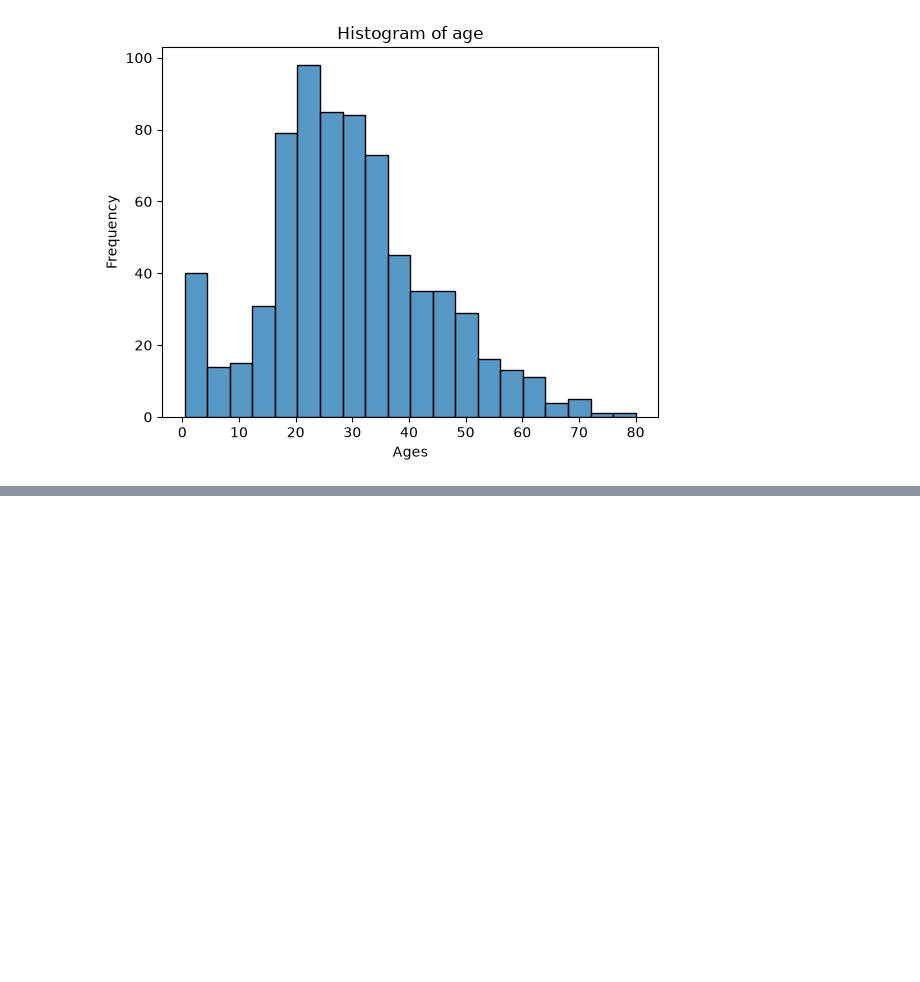
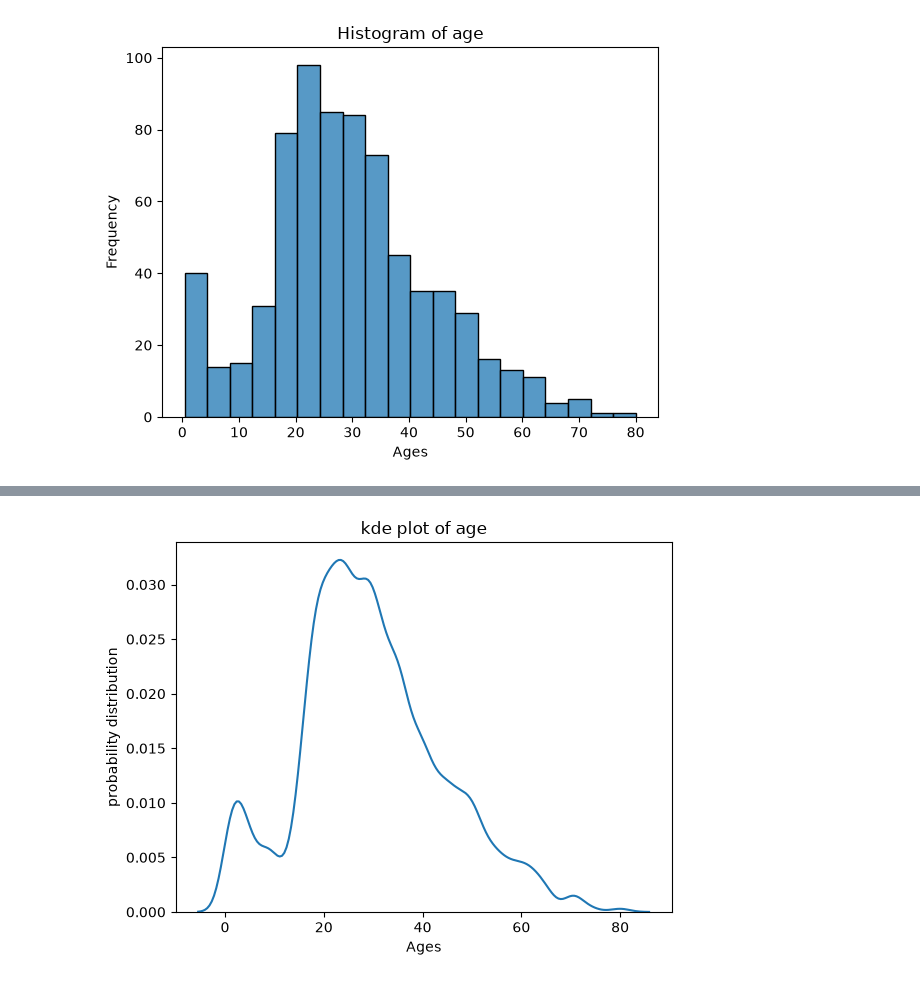
Before and after one commit to AkasDatta/EDA-Exploratory-Data-Analysis-, a Jupyter notebook: EDA_Part1/eda_part1.ipynb, the cells around one changed output, grey strips where cells are left out. Saved outputs shown, nothing was run; the diff lists cells and outputs as text; code cells hidden in the pictures; blank space fills up the shorter version.

```diff
--- a/EDA_Part1/eda_part1.ipynb
+++ b/EDA_Part1/eda_part1.ipynb
@@ -225,0 +248,11 @@ plt.show()
+# %%
+# kde plot check
+sns.kdeplot(df["Age"], bw_adjust=0.5)
+
+plt.title("kde plot of age")
+plt.xlabel("Ages")
+plt.ylabel("probability distribution")
+
+plt.show()
+# %% [output]
+[figure, added]
```
Also changed, not shown: parts of 3 cells of this notebook.
